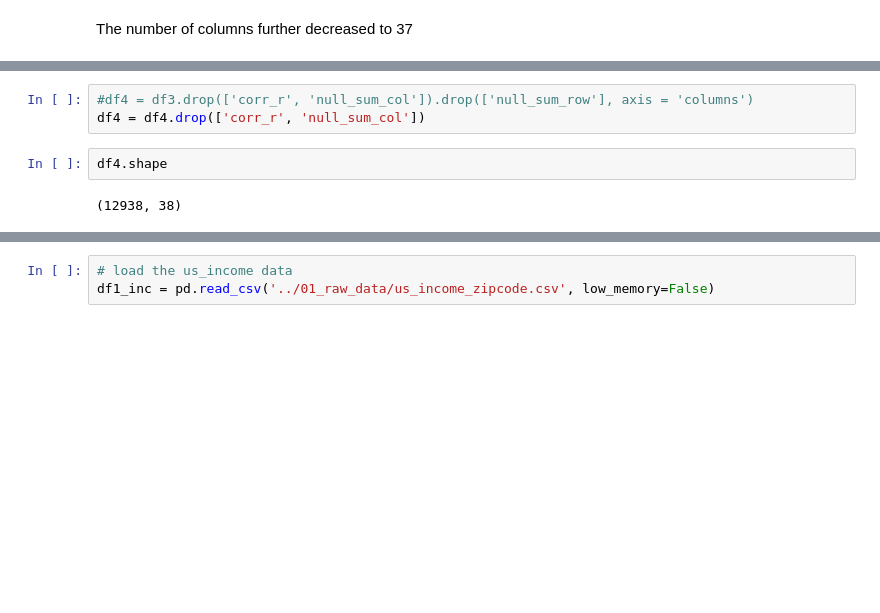
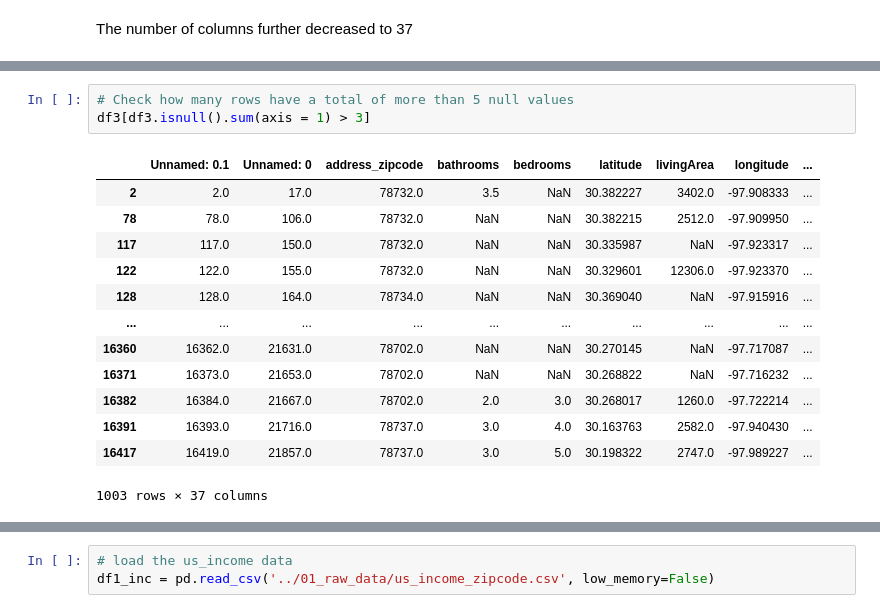
Before and after one commit to ammanuelfw/my_dsbc_projects_git, a Jupyter notebook: 02_Capstone_two_Austin_Real_Estate_Price/02_Notebooks/Capstone_two_Austin_Real_estate_pricing_AFW.ipynb, the cells around one changed output, grey strips where cells are left out. Saved outputs shown, nothing was run; the diff lists cells and outputs as text; blank space fills up the shorter version.

```diff
--- a/02_Capstone_two_Austin_Real_Estate_Price/02_Notebooks/Capstone_two_Austin_Real_estate_pricing_AFW.ipynb
+++ b/02_Capstone_two_Austin_Real_Estate_Price/02_Notebooks/Capstone_two_Austin_Real_estate_pricing_AFW.ipynb
@@ -180,7 +170,17 @@ df4.tail()
-# %%
-#df4 = df3.drop(['corr_r', 'null_sum_col']).drop(['null_sum_row'], axis = 'columns')
-df4 = df4.drop(['corr_r', 'null_sum_col'])
-# %%
-df4.shape
-# %% [output]
-(12938, 38)
+# %%
+# Check how many rows have a total of more than 5 null values
+df3[df3.isnull().sum(axis = 1) > 3]
+# %% [output]
+|  | Unnamed: 0.1 | Unnamed: 0 | address_zipcode | bathrooms | bedrooms | latitude | livingArea | longitude | ... |
+| 2 | 2.0 | 17.0 | 78732.0 | 3.5 | NaN | 30.382227 | 3402.0 | -97.908333 | ... |
+| 78 | 78.0 | 106.0 | 78732.0 | NaN | NaN | 30.382215 | 2512.0 | -97.909950 | ... |
+| 117 | 117.0 | 150.0 | 78732.0 | NaN | NaN | 30.335987 | NaN | -97.923317 | ... |
+| 122 | 122.0 | 155.0 | 78732.0 | NaN | NaN | 30.329601 | 12306.0 | -97.923370 | ... |
+| 128 | 128.0 | 164.0 | 78734.0 | NaN | NaN | 30.369040 | NaN | -97.915916 | ... |
+| ... | ... | ... | ... | ... | ... | ... | ... | ... | ... |
+| 16360 | 16362.0 | 21631.0 | 78702.0 | NaN | NaN | 30.270145 | NaN | -97.717087 | ... |
+| 16371 | 16373.0 | 21653.0 | 78702.0 | NaN | NaN | 30.268822 | NaN | -97.716232 | ... |
+| 16382 | 16384.0 | 21667.0 | 78702.0 | 2.0 | 3.0 | 30.268017 | 1260.0 | -97.722214 | ... |
+| 16391 | 16393.0 | 21716.0 | 78737.0 | 3.0 | 4.0 | 30.163763 | 2582.0 | -97.940430 | ... |
+| 16417 | 16419.0 | 21857.0 | 78737.0 | 3.0 | 5.0 | 30.198322 | 2747.0 | -97.989227 | ... |
+1003 rows × 37 columns
```
Also changed, not shown: parts of 50 cells of this notebook.
